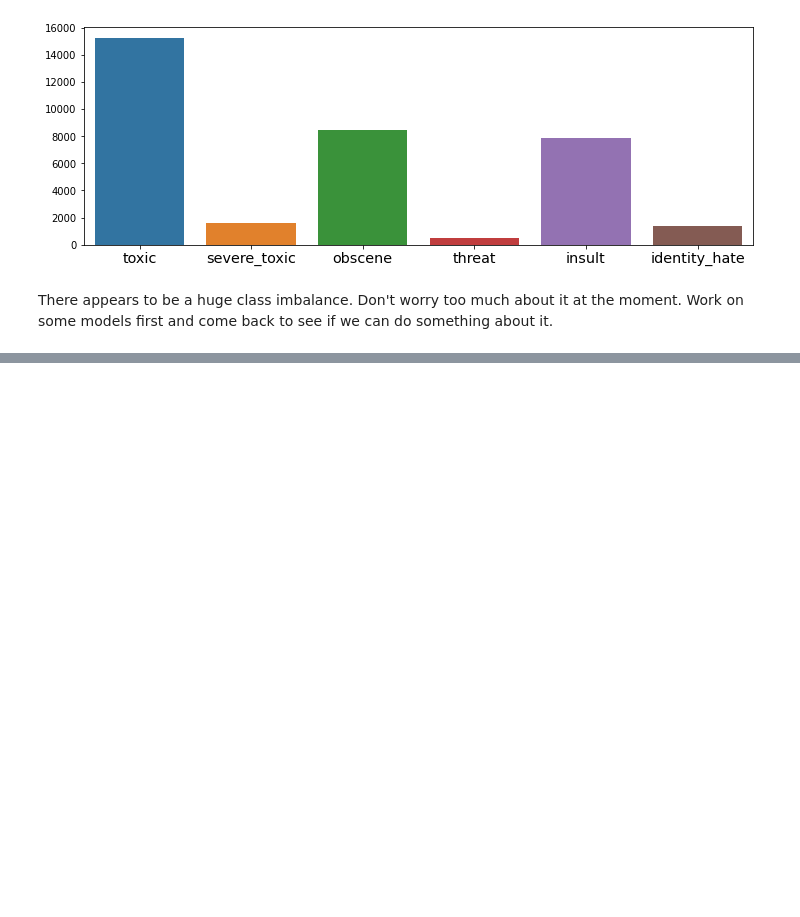
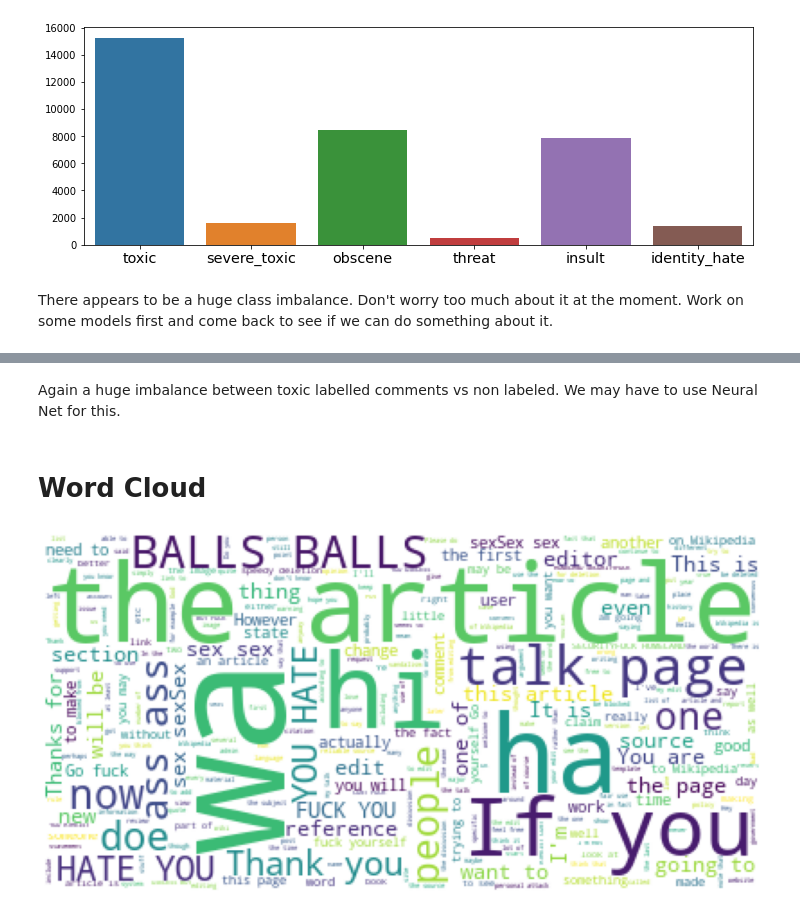
Before and after one commit to dyasutomo/ToxCom, a Jupyter notebook: g01_data_visualization.ipynb, the cells around one changed output, grey strips where cells are left out. Drawn from its saved outputs; the diff is of its cells as text; code cells hidden in the pictures; blank space fills up the shorter version.

```diff
--- a/g01_data_visualization.ipynb
+++ b/g01_data_visualization.ipynb
@@ -72,0 +170,20 @@ There appears to be a huge class imbalance. Don't worry too much about it at the
+# %% [markdown]
+Again a huge imbalance between toxic labelled comments vs non labeled. We may have to use Neural Net for this.
+# %% [markdown]
+# Word Cloud
+# %%
+from wordcloud import WordCloud, STOPWORDS
+
+def PlotWordCloud(df, col):
+    stopwords_ = set(STOPWORDS)
+    wordcloud = WordCloud(background_color='white',
+                          max_words=1000,
+                          stopwords=stopwords_).generate(" ".join([com for com in df[col]]))
+
+    plt.figure(figsize=(16,10),edgecolor='blue')
+    plt.imshow(wordcloud, cmap='plasma')
+    plt.axis("off")
+
+PlotWordCloud(df[:10000], 'comment_text')
+# %% [output]
+[figure, added]
```
Also changed, not shown: parts of 35 cells of this notebook.
